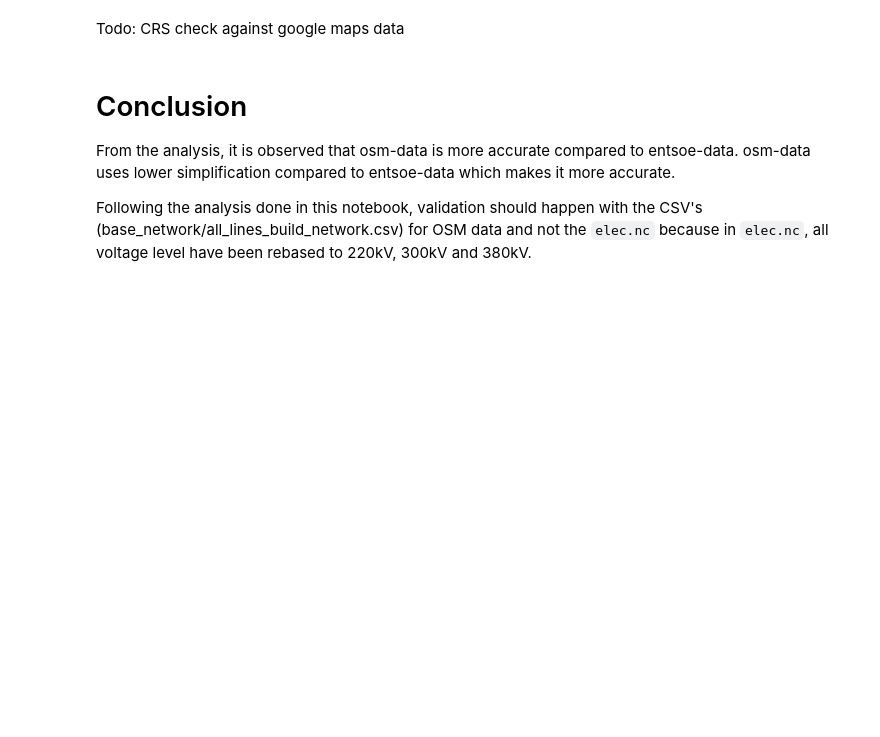
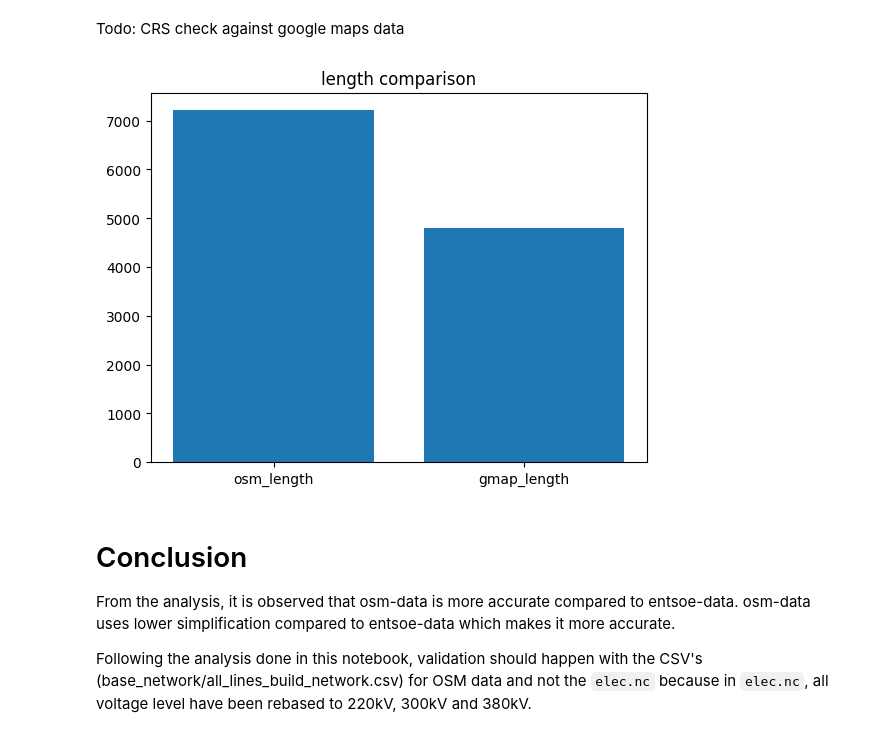
Before and after one commit to pypsa-meets-earth/documentation, a Jupyter notebook: notebooks/validation/osm_validation_using_at_and_mk.ipynb, the cells around one changed output. Drawn from its saved outputs; the diff is of its cells as text; code cells hidden in the pictures; blank space fills up the shorter version.

Commit message:
added gmap validation

```diff
--- a/notebooks/validation/osm_validation_using_at_and_mk.ipynb
+++ b/notebooks/validation/osm_validation_using_at_and_mk.ipynb
@@ -463,6 +463,46 @@ simplified_plot(df_mk, 'mk')
 ## CRS Check
 # %% [markdown]
 Todo: CRS check against google maps data
+# %%
+def compute_length(df:pd.DataFrame, idx: int) -> int:
+    """
+    This function calculates the length of a line specified by its index in the DataFrame.
+    It does this by extracting the latitude and longitude pairs from the 'lonlat' column
+    and computing the distance between consecutive points using the Haversine formula.
+    The result is returned in meters.
+    """
+    line = df.lonlat[idx]
+    long = re.findall(r'(\d+\.\d+),', line)
+    lat = re.findall(r', (\d+\.\d+)', line)
+
+    length = 0
+    for lat_idx, long_idx in zip(range(len(lat)-1), range(len(long)-1)):
+        loc1 = (lat[lat_idx], long[long_idx])
+        loc2 = (lat[lat_idx + 1], long[long_idx + 1])
+
+        length += GD(loc1, loc2).km
+    return length * 1000
+# %%
+def plot_diff(df, idx):
+    """
+    This function calculates the lengths of an OSM line and a GMap line using the 'compute_length' function.
+    It then creates a bar chart to visually compare the lengths of the two lines.
+    """
+    gmap_len = compute_length(df, idx)
+    osm_len = df.Length[idx]
+
+    #create barchart to compare osm_length with gmap length
+    plt.bar(["osm_length", "gmap_length"], [osm_len, gmap_len])
+    plt.title("length comparison")
+    plt.show()
+# %%
+# load AT raw csv file into pandas dataframe
+at_osm_raw_lines_csv = pd.read_csv(f"{at_path}/osm/raw/all_raw_lines.csv")
+# %%
+# plot diff between gmap and osm_length
+plot_diff(at_osm_raw_lines_csv, 0)
+# %% [output]
+[figure, added]
 # %% [markdown]
 # Conclusion
 
```
Also changed, not shown: parts of 2 cells of this notebook.
